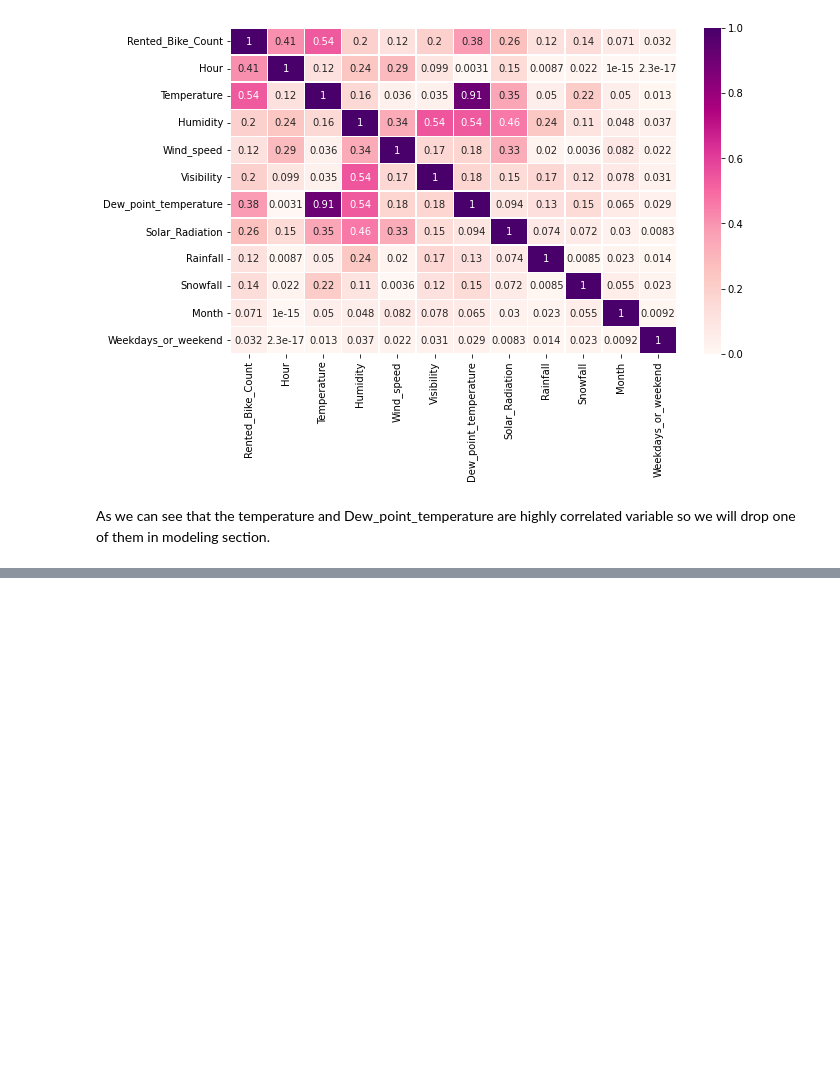
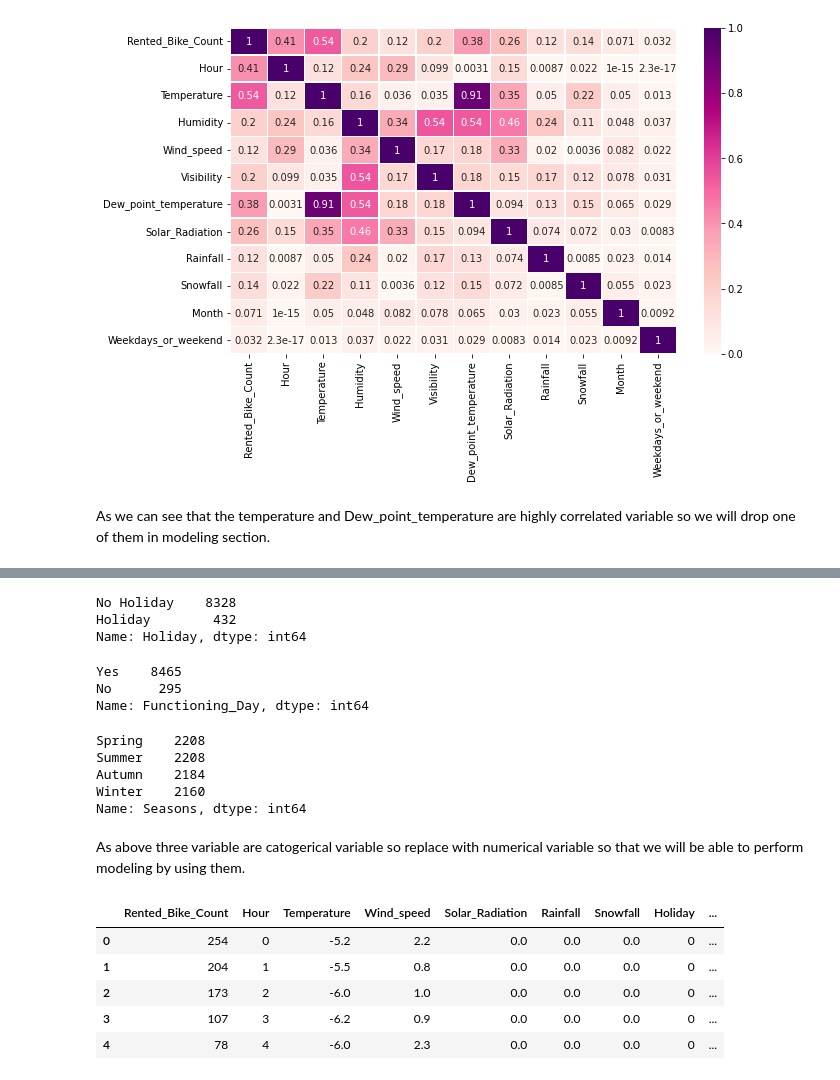
Before and after one commit to SujitbMusale/Supervised-ML-Regression--Seoul-Bike-Sharing-Demand-Prediction, a Jupyter notebook: Copy_of_Bike_Sharing_Demand_Prediction_Capstone_Project.ipynb, the cells around one changed output, grey strips where cells are left out. Saved outputs shown, nothing was run; the diff lists cells and outputs as text; code cells hidden in the pictures; blank space fills up the shorter version.

```diff
--- a/Copy_of_Bike_Sharing_Demand_Prediction_Capstone_Project.ipynb
+++ b/Copy_of_Bike_Sharing_Demand_Prediction_Capstone_Project.ipynb
@@ -337,0 +340,2 @@ As we can see that the  temperature and Dew_point_temperature are highly correla
+# %%
+Bike_data.drop('Dew_point_temperature',inplace=True,axis=1)
@@ -337,0 +381,44 @@ As we can see that the  temperature and Dew_point_temperature are highly correla
+# %%
+Bike_data.drop(['Humidity','Visibility'],inplace=True,axis=1)
+# %%
+# lets treate the categorical feature
+# holiday
+Bike_data['Holiday'].value_counts()
+# %% [output]
+No Holiday    8328
+Holiday        432
+Name: Holiday, dtype: int64
+# %%
+#Functioning_Day
+Bike_data['Functioning_Day'].value_counts()
+# %% [output]
+Yes    8465
+No      295
+Name: Functioning_Day, dtype: int64
+# %%
+#Season
+Bike_data['Seasons'].value_counts()
+# %% [output]
+Spring    2208
+Summer    2208
+Autumn    2184
+Winter    2160
+Name: Seasons, dtype: int64
+# %% [markdown]
+As above three variable are catogerical variable so replace with numerical variable so that we will be able to perform modeling by using them.
+# %%
+#Data encoding
+#label encoding
+encoders_nums = {"Holiday":{"No Holiday":0,"Holiday":1},"Functioning_Day":{"Yes":1,"No":0}}
+Bike_data = Bike_data.replace(encoders_nums)
+# %%
+Bike_data=pd.get_dummies(Bike_data,columns=['Seasons'],prefix='Seasons',drop_first=True)
+# %%
+Bike_data.head()
+# %% [output]
+|  | Rented_Bike_Count | Hour | Temperature | Wind_speed | Solar_Radiation | Rainfall | Snowfall | Holiday | ... |
+| 0 | 254 | 0 | -5.2 | 2.2 | 0.0 | 0.0 | 0.0 | 0 | ... |
+| 1 | 204 | 1 | -5.5 | 0.8 | 0.0 | 0.0 | 0.0 | 0 | ... |
+| 2 | 173 | 2 | -6.0 | 1.0 | 0.0 | 0.0 | 0.0 | 0 | ... |
+| 3 | 107 | 3 | -6.2 | 0.9 | 0.0 | 0.0 | 0.0 | 0 | ... |
+| 4 | 78 | 4 | -6.0 | 2.3 | 0.0 | 0.0 | 0.0 | 0 | ... |
```
Also changed, not shown: parts of 21 cells of this notebook.
